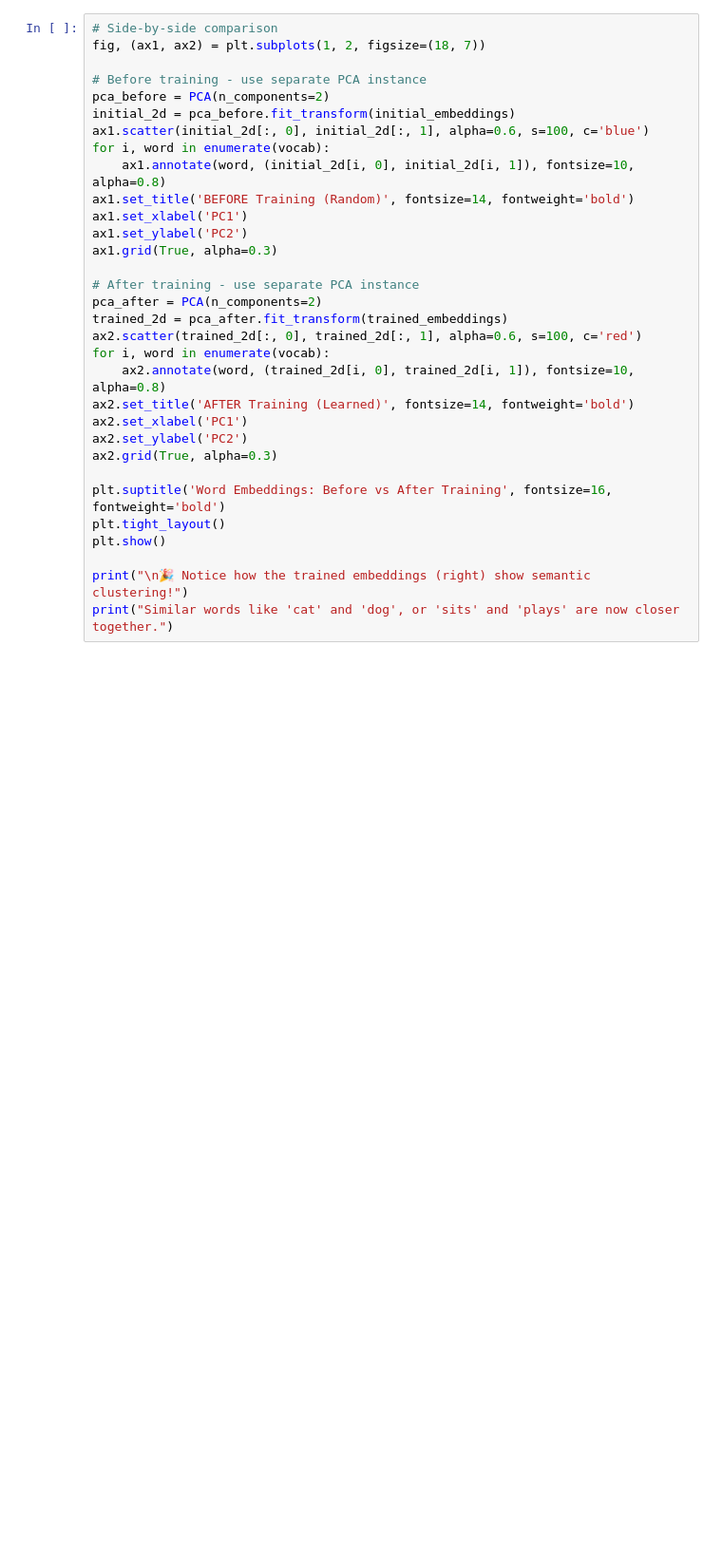
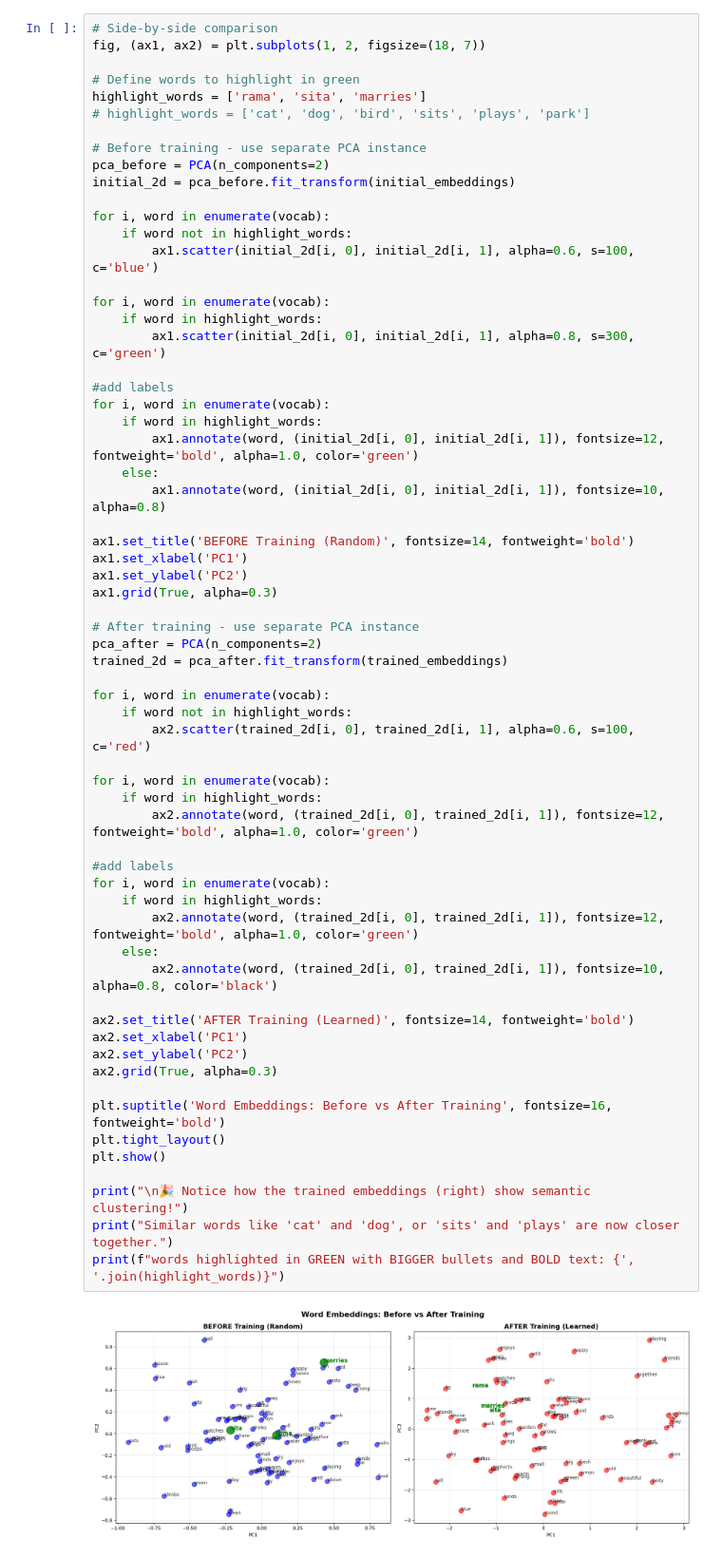
Before and after one commit to vdonthireddy/llm-from-scratch, a Jupyter notebook: word2vec.ipynb, the cells around one changed output. Shown at 95% size. Cells and saved outputs as stored; diff of their text form; blank space fills up the shorter version.

```diff
--- a/word2vec.ipynb
+++ b/word2vec.ipynb
@@ -581,32 +671,65 @@ _🎉 This is the power of Word2Vec - learning semantic relationships from conte
 # %%
 # Side-by-side comparison
 fig, (ax1, ax2) = plt.subplots(1, 2, figsize=(18, 7))
 
+# Define words to highlight in green
+highlight_words = ['rama', 'sita', 'marries']
+# highlight_words = ['cat', 'dog', 'bird', 'sits', 'plays', 'park']
+
 # Before training - use separate PCA instance
 pca_before = PCA(n_components=2)
 initial_2d = pca_before.fit_transform(initial_embeddings)
-ax1.scatter(initial_2d[:, 0], initial_2d[:, 1], alpha=0.6, s=100, c='blue')
+
 for i, word in enumerate(vocab):
-    ax1.annotate(word, (initial_2d[i, 0], initial_2d[i, 1]), fontsize=10, alpha=0.8)
+    if word not in highlight_words:
+        ax1.scatter(initial_2d[i, 0], initial_2d[i, 1], alpha=0.6, s=100, c='blue')
+
+for i, word in enumerate(vocab):
+    if word in highlight_words:
+        ax1.scatter(initial_2d[i, 0], initial_2d[i, 1], alpha=0.8, s=300, c='green')
+
+#add labels
+for i, word in enumerate(vocab):
+    if word in highlight_words:
+        ax1.annotate(word, (initial_2d[i, 0], initial_2d[i, 1]), fontsize=12, fontweight='bold', alpha=1.0, color='green')
+    else:
+        ax1.annotate(word, (initial_2d[i, 0], initial_2d[i, 1]), fontsize=10, alpha=0.8)
+
 ax1.set_title('BEFORE Training (Random)', fontsize=14, fontweight='bold')
 ax1.set_xlabel('PC1')
 ax1.set_ylabel('PC2')
 ax1.grid(True, alpha=0.3)
 
 # After training - use separate PCA instance
 pca_after = PCA(n_components=2)
 trained_2d = pca_after.fit_transform(trained_embeddings)
-ax2.scatter(trained_2d[:, 0], trained_2d[:, 1], alpha=0.6, s=100, c='red')
+
 for i, word in enumerate(vocab):
-    ax2.annotate(word, (trained_2d[i, 0], trained_2d[i, 1]), fontsize=10, alpha=0.8)
+    if word not in highlight_words:
+        ax2.scatter(trained_2d[i, 0], trained_2d[i, 1], alpha=0.6, s=100, c='red')
+
+for i, word in enumerate(vocab):
+    if word in highlight_words:
+        ax2.annotate(word, (trained_2d[i, 0], trained_2d[i, 1]), fontsize=12, fontweight='bold', alpha=1.0, color='green')
+
+#add labels
+for i, word in enumerate(vocab):
+    if word in highlight_words:
+        ax2.annotate(word, (trained_2d[i, 0], trained_2d[i, 1]), fontsize=12, fontweight='bold', alpha=1.0, color='green')
+    else:
+        ax2.annotate(word, (trained_2d[i, 0], trained_2d[i, 1]), fontsize=10, alpha=0.8, color='black')
+
 ax2.set_title('AFTER Training (Learned)', fontsize=14, fontweight='bold')
 ax2.set_xlabel('PC1')
 ax2.set_ylabel('PC2')
 ax2.grid(True, alpha=0.3)
 
 plt.suptitle('Word Embeddings: Before vs After Training', fontsize=16, fontweight='bold')
 plt.tight_layout()
 plt.show()
 
 print("\n🎉 Notice how the trained embeddings (right) show semantic clustering!")
 print("Similar words like 'cat' and 'dog', or 'sits' and 'plays' are now closer together.")
+print(f"words highlighted in GREEN with BIGGER bullets and BOLD text: {', '.join(highlight_words)}")
+# %% [output]
+[figure, added]
```
Also changed, not shown: parts of 11 cells of this notebook, 1 other file.
